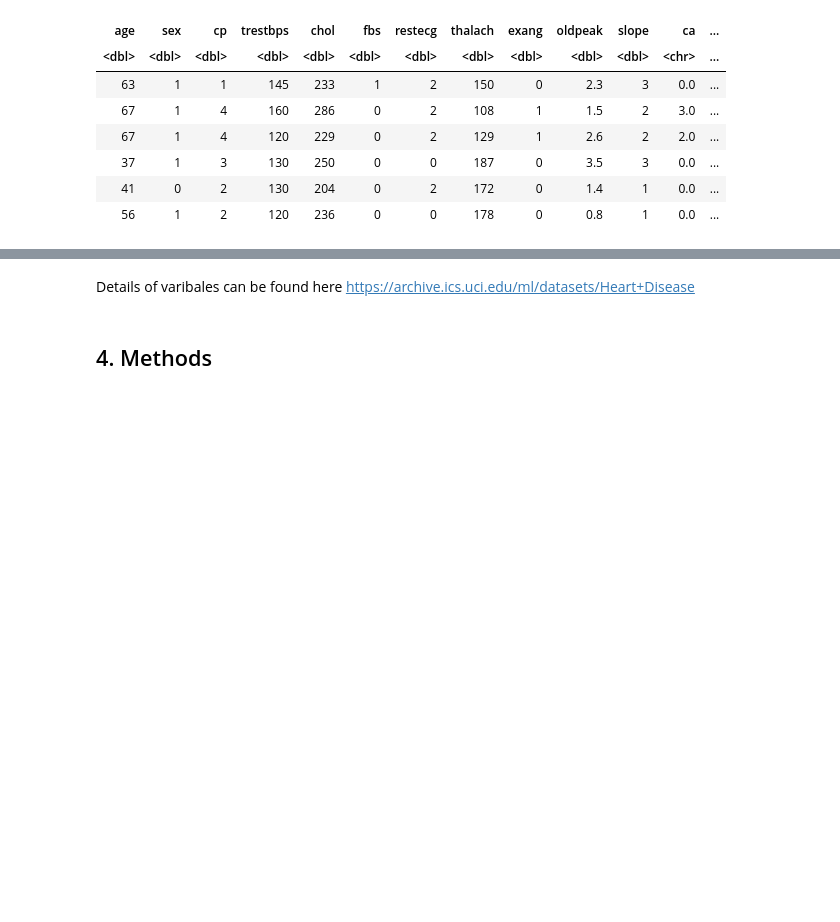
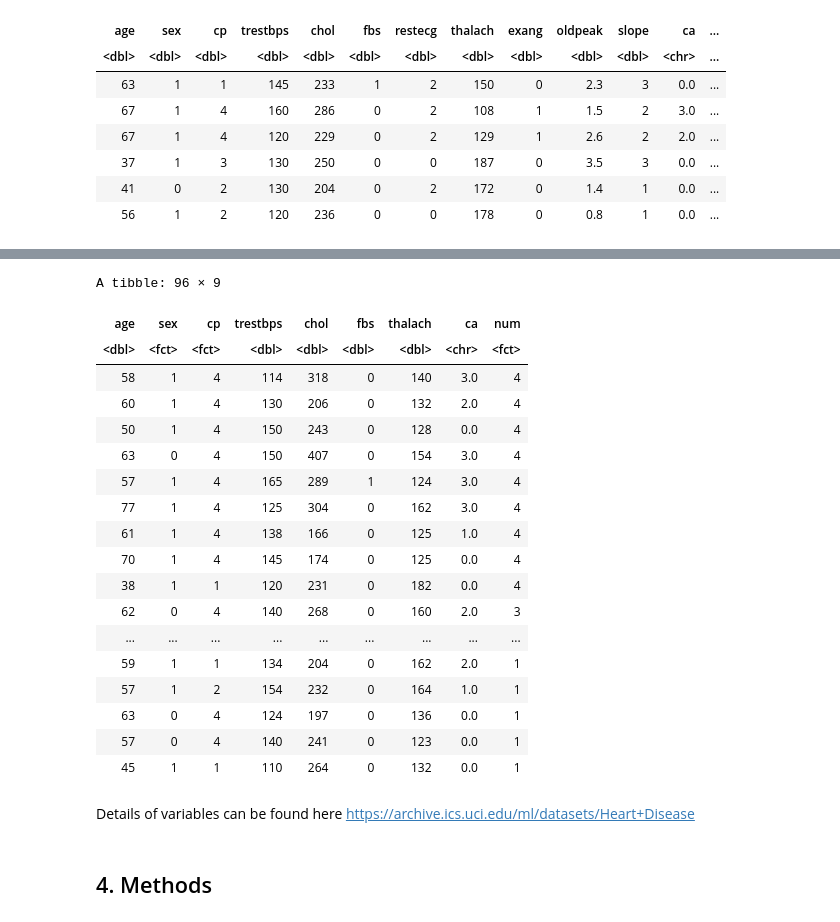
Before and after one commit to shivangibharani/GroupProject, a Jupyter notebook: heart_disease.ipynb, the cells around one changed output, grey strips where cells are left out. Cells and saved outputs as stored; diff of their text form; code cells hidden in the pictures; blank space fills up the shorter version.

Commit message:
initial attempt at proposal
(cheryl + takumi)

```diff
--- a/heart_disease.ipynb
+++ b/heart_disease.ipynb
@@ -49,0 +59,3 @@ A tibble: 6 × 14
+# %%
+filheart_df <- select(heart_df, -restecg, -exang, -oldpeak, -slope, -thal)
+head(filheart_df)
@@ -49,0 +72,6 @@ A tibble: 6 × 14
+# %%
+split <- initial_split(filheart_df, prop = 0.7, strata = num)
+heart_train <- training(split)
+heart_test <- testing(split)
+head(heart_train)
+head(heart_test)
@@ -50,5 +97,32 @@ A tibble: 6 × 14
+# %%
+justforfun <- filter(heart_train, num !=0) %>%
+        mutate(num = as.factor(num)) %>%
+        mutate(sex = as.factor(sex)) %>%
+        mutate(cp = as.factor(cp)) %>%
+        arrange(desc(num))
+justforfun
+# %% [output]
+A tibble: 96 × 9
+| age | sex | cp | trestbps | chol | fbs | thalach | ca | num |
+| <dbl> | <fct> | <fct> | <dbl> | <dbl> | <dbl> | <dbl> | <chr> | <fct> |
+| 58 | 1 | 4 | 114 | 318 | 0 | 140 | 3.0 | 4 |
+| 60 | 1 | 4 | 130 | 206 | 0 | 132 | 2.0 | 4 |
+| 50 | 1 | 4 | 150 | 243 | 0 | 128 | 0.0 | 4 |
+| 63 | 0 | 4 | 150 | 407 | 0 | 154 | 3.0 | 4 |
+| 57 | 1 | 4 | 165 | 289 | 1 | 124 | 3.0 | 4 |
+| 77 | 1 | 4 | 125 | 304 | 0 | 162 | 3.0 | 4 |
+| 61 | 1 | 4 | 138 | 166 | 0 | 125 | 1.0 | 4 |
+| 70 | 1 | 4 | 145 | 174 | 0 | 125 | 0.0 | 4 |
+| 38 | 1 | 1 | 120 | 231 | 0 | 182 | 0.0 | 4 |
+| 62 | 0 | 4 | 140 | 268 | 0 | 160 | 2.0 | 3 |
+| ... | ... | ... | ... | ... | ... | ... | ... | ... |
+| 59 | 1 | 1 | 134 | 204 | 0 | 162 | 2.0 | 1 |
+| 57 | 1 | 2 | 154 | 232 | 0 | 164 | 1.0 | 1 |
+| 63 | 0 | 4 | 124 | 197 | 0 | 136 | 0.0 | 1 |
+| 57 | 0 | 4 | 140 | 241 | 0 | 123 | 0.0 | 1 |
+| 45 | 1 | 1 | 110 | 264 | 0 | 132 | 0.0 | 1 |
 # %% [markdown]
-Details of varibales can be found here
+Details of variables can be found here
 https://archive.ics.uci.edu/ml/datasets/Heart+Disease
 # %% [markdown]
 ## 4. Methods
```
Also changed, not shown: parts of 5 cells of this notebook.
